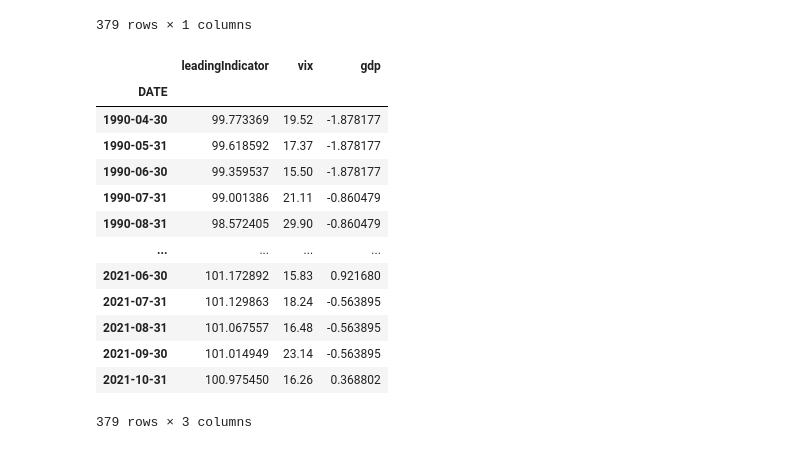
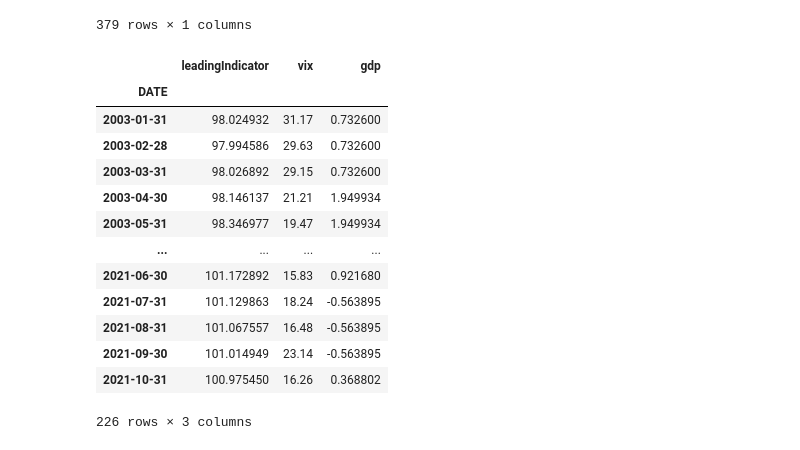
Before and after one commit to FELAB-KHU/S-PQuantTeam03, a Jupyter notebook: regime_definition_최종_지영.ipynb, the cells around one changed output. Drawn from its saved outputs; the diff is of its cells as text; code cells hidden in the pictures.

```diff
--- a/regime_definition_최종_지영.ipynb
+++ b/regime_definition_최종_지영.ipynb
@@ -155,25 +111,26 @@ gdp_growth_monthly
 # %%
 import pandas as pd
 
 # indicator & vix & gdp 합치기
 table = pd.concat([leadingIndicator, vix, gdp_growth_monthly], axis=1, join='inner')
 table.columns = ['leadingIndicator', 'vix', 'gdp']
+table = table['2003-01-01':]
 table
 # %% [output]
 |  | leadingIndicator | vix | gdp |
 | DATE |  |  |  |
-| 1990-04-30 | 99.773369 | 19.52 | -1.878177 |
-| 1990-05-31 | 99.618592 | 17.37 | -1.878177 |
-| 1990-06-30 | 99.359537 | 15.50 | -1.878177 |
-| 1990-07-31 | 99.001386 | 21.11 | -0.860479 |
-| 1990-08-31 | 98.572405 | 29.90 | -0.860479 |
+| 2003-01-31 | 98.024932 | 31.17 | 0.732600 |
+| 2003-02-28 | 97.994586 | 29.63 | 0.732600 |
+| 2003-03-31 | 98.026892 | 29.15 | 0.732600 |
+| 2003-04-30 | 98.146137 | 21.21 | 1.949934 |
+| 2003-05-31 | 98.346977 | 19.47 | 1.949934 |
 | ... | ... | ... | ... |
 | 2021-06-30 | 101.172892 | 15.83 | 0.921680 |
 | 2021-07-31 | 101.129863 | 18.24 | -0.563895 |
 | 2021-08-31 | 101.067557 | 16.48 | -0.563895 |
 | 2021-09-30 | 101.014949 | 23.14 | -0.563895 |
 | 2021-10-31 | 100.975450 | 16.26 | 0.368802 |
-379 rows × 3 columns
+226 rows × 3 columns
 # %%
 import matplotlib.pyplot as plt
 # %%
```
Also changed, not shown: parts of 26 cells of this notebook, 1 other file.
